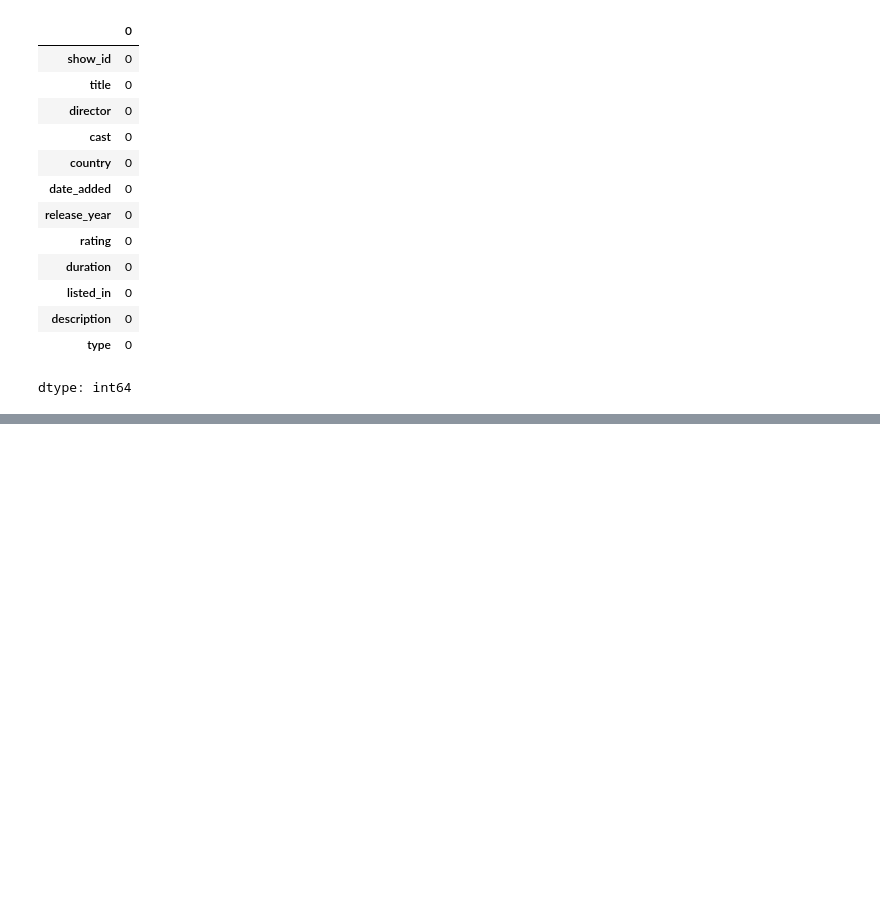
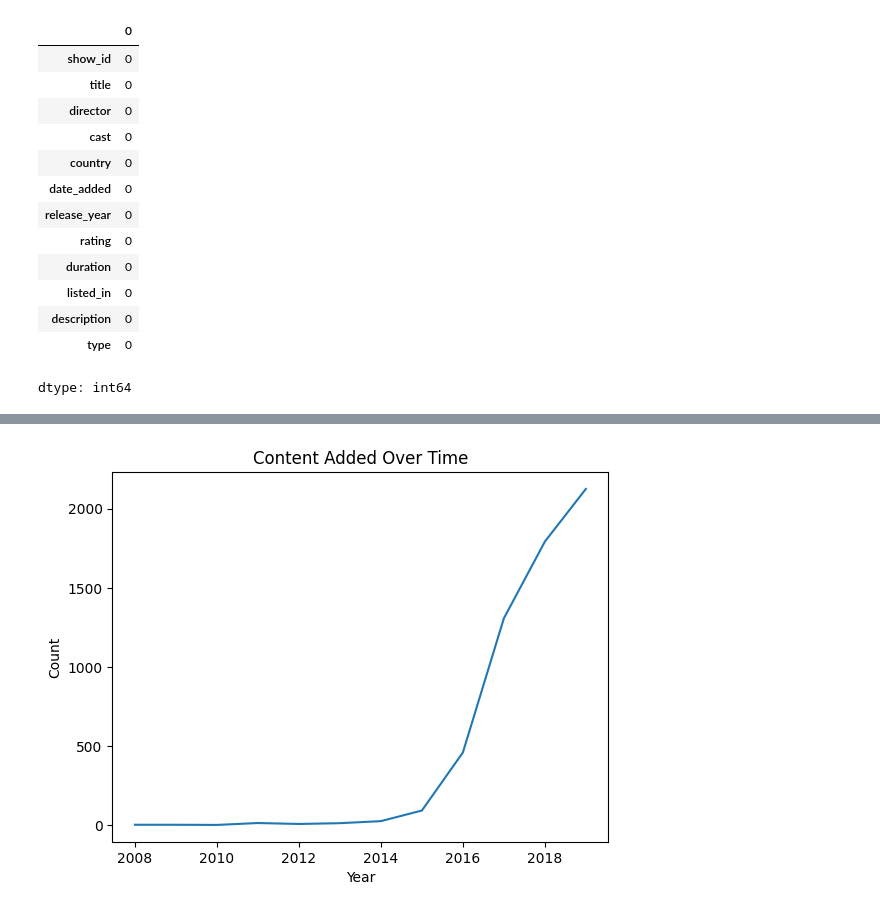
Before and after one commit to ChandanaKukudala/netflix-data-analysis, a Jupyter notebook: netflix_analysis.ipynb, the cells around one changed output, grey strips where cells are left out. Cells and saved outputs as stored; diff of their text form; code cells hidden in the pictures; blank space fills up the shorter version.

```diff
--- a/netflix_analysis.ipynb
+++ b/netflix_analysis.ipynb
@@ -93,0 +128,8 @@ df['year_added'] = df['date_added'].dt.year
+# %%
+df['year_added'].value_counts().sort_index().plot()
+plt.title('Content Added Over Time')
+plt.xlabel('Year')
+plt.ylabel('Count')
+plt.show()
+# %% [output]
+[figure, added]
```
Also changed, not shown: parts of 10 cells of this notebook.
